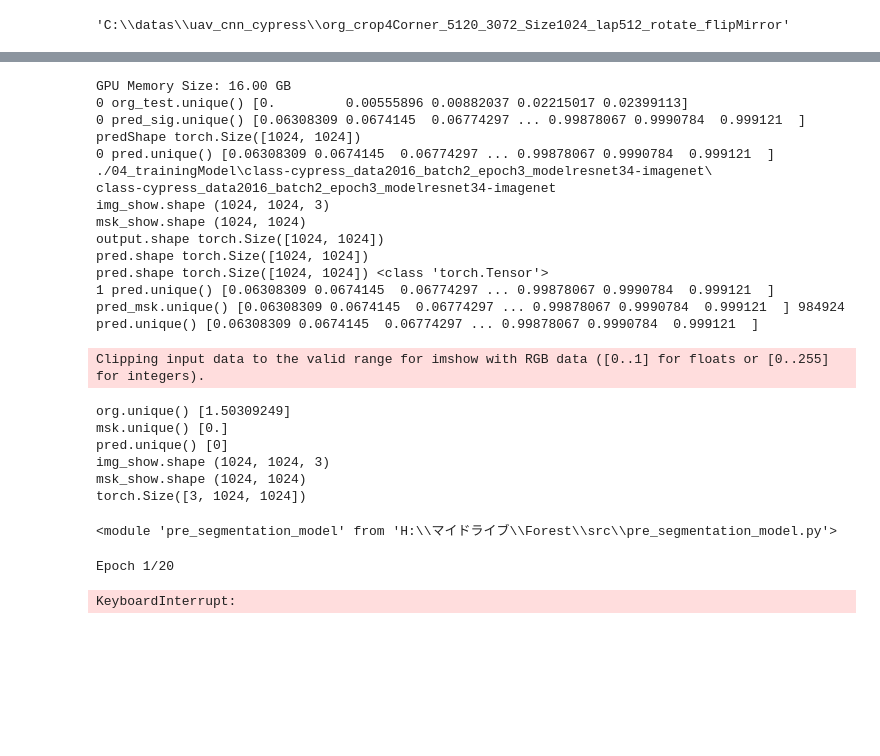
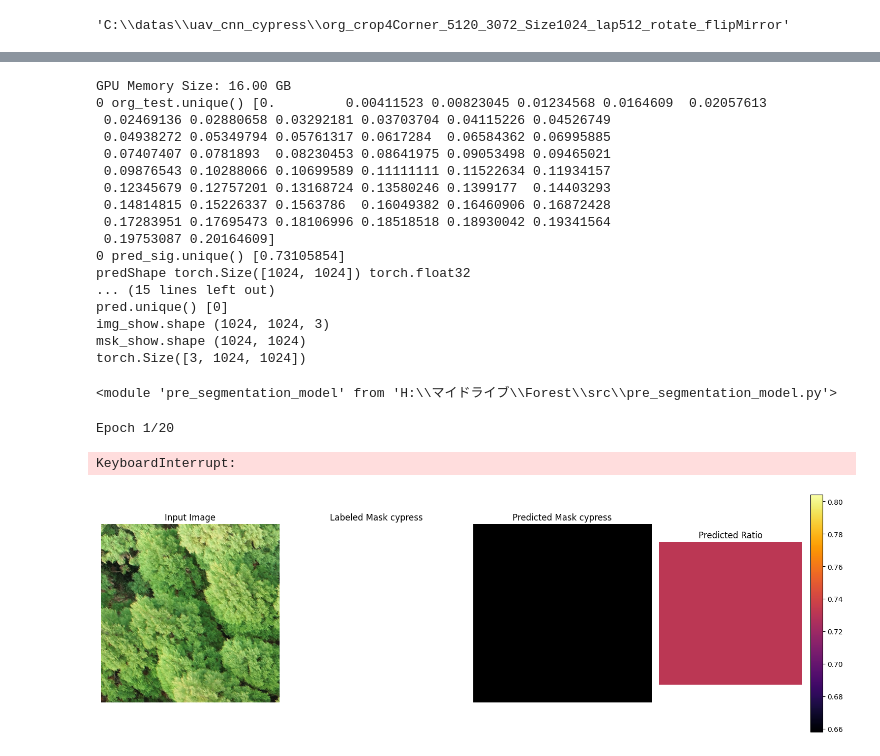
Before and after one commit to adesukedonanika/unet_singleclass_training, a Jupyter notebook: segment_model_training.ipynb, the cells around one changed output, grey strips where cells are left out. Saved outputs shown, nothing was run; the diff lists cells and outputs as text; code cells hidden in the pictures; blank space fills up the shorter version.

```diff
--- a/segment_model_training.ipynb
+++ b/segment_model_training.ipynb
@@ -224,9 +224,9 @@ array([-inf,  inf])
 # %%
 
-BATCHSIZE, num_epochs = 2, 3
+BATCHSIZE = 2
 
 #データ前処理
-split_ratio = 0.2
+split_ratio = 0.4
 train_size=int(np.round(train_dataset.__len__()*(1 - split_ratio),0))
 valid_size=int(np.round(train_dataset.__len__()*split_ratio,0))
 
@@ -234,7 +234,6 @@ print(f"train count : {(train_size)}")
 print(f"valid count : {(valid_size)}")
 
 
-BATCHSIZE = 2#train_dataset.__len__()//80
 train_data, valid_data = random_split(train_dataset, [train_size, valid_size])
 train_loader = DataLoader(dataset=train_data, batch_size=BATCHSIZE, shuffle=True)
 val_loader = DataLoader(dataset=valid_data, batch_size=BATCHSIZE)
@@ -301,0 +341,29 @@ GPU Memory Usage: 0.18 GiB
+# %%
+patience = 5 # 5Epcoch以上連続でモデル精度が向上しなければEarly Stopping
+early_stop_counter = 0
+
+max_score = 0
+for i in range(2):
+
+    print(f"Epoch:{i+1}")
+    train_logs = train_epoch.run(train_loader)
+    valid_logs = valid_epoch.run(val_loader)
+
+    # IoUスコアが最高値が更新されればモデルを保存
+    if max_score < valid_logs["iou_score"]:
+        max_score = valid_logs["iou_score"]
+        torch.save(model, checkpoint_path)
+        print("Model saved!")
+        early_stop_counter = 0
+
+    else:
+        early_stop_counter += 1
+        print(f"not improve for {early_stop_counter}Epoch")
+        if early_stop_counter==patience:
+            print(f"early stop. Max Score {max_score}")
+            break
+
+    # 適当なタイミングでlearning rateの変更
+    if i == 10:
+        optimizer.param_groups[0]["lr"] = 1e-5
+        print("Decrease decoder learning rate to 1e-5")
@@ -311,8 +384,8 @@ workDir = os.path.join(workDir, modelID) + "\\"
 os.makedirs(workDir, exist_ok=True)
 
 img_show, msk_show = random.choice(valid_data)
-img_show[img_show<=0]=0
-print("0 org_test.unique()",np.unique(img_show)[:5])
+# img_show[img_show<=0]=0
+print("0 org_test.unique()",np.unique(img_show)[:50])
 
 
 img_pred = torch.stack([org, org])
@@ -320,7 +393,8 @@ img_pred = torch.stack([org, org])
 pred = torch.sigmoid(model(img_pred.cuda()))
 print("0 pred_sig.unique()",np.unique(pred.data.cpu()))
 pred = pred[0][0]
-print("predShape",pred.shape)
+print("predShape",pred.shape,pred.data.cpu().dtype)
+print(msk_show.dtype)
 print("0 pred.unique()",np.unique(pred.data.cpu()))
 img_show = img_show.cuda()
 
@@ -336,27 +410,22 @@ print(org.shape)
 # pred.shape
 # %% [output]
 GPU Memory Size: 16.00 GB
-0 org_test.unique() [0.         0.00555896 0.00882037 0.02215017 0.02399113]
-0 pred_sig.unique() [0.06308309 0.0674145  0.06774297 ... 0.99878067 0.9990784  0.999121  ]
-predShape torch.Size([1024, 1024])
-0 pred.unique() [0.06308309 0.0674145  0.06774297 ... 0.99878067 0.9990784  0.999121  ]
-./04_trainingModel\class-cypress_data2016_batch2_epoch3_modelresnet34-imagenet\
-class-cypress_data2016_batch2_epoch3_modelresnet34-imagenet
+0 org_test.unique() [0.         0.00411523 0.00823045 0.01234568 0.0164609  0.02057613
+ 0.02469136 0.02880658 0.03292181 0.03703704 0.04115226 0.04526749
+ 0.04938272 0.05349794 0.05761317 0.0617284  0.06584362 0.06995885
+ 0.07407407 0.0781893  0.08230453 0.08641975 0.09053498 0.09465021
+ 0.09876543 0.10288066 0.10699589 0.11111111 0.11522634 0.11934157
+ 0.12345679 0.12757201 0.13168724 0.13580246 0.1399177  0.14403293
+ 0.14814815 0.15226337 0.1563786  0.16049382 0.16460906 0.16872428
+ 0.17283951 0.17695473 0.18106996 0.18518518 0.18930042 0.19341564
+ 0.19753087 0.20164609]
+0 pred_sig.unique() [0.73105854]
+predShape torch.Size([1024, 1024]) torch.float32
+... (15 lines left out)
+pred.unique() [0]
 img_show.shape (1024, 1024, 3)
 msk_show.shape (1024, 1024)
-output.shape torch.Size([1024, 1024])
-pred.shape torch.Size([1024, 1024])
-pred.shape torch.Size([1024, 1024]) <class 'torch.Tensor'>
-1 pred.unique() [0.06308309 0.0674145  0.06774297 ... 0.99878067 0.9990784  0.999121  ]
-pred_msk.unique() [0.06308309 0.0674145  0.06774297 ... 0.99878067 0.9990784  0.999121  ] 984924
-pred.unique() [0.06308309 0.0674145  0.06774297 ... 0.99878067 0.9990784  0.999121  ]
+torch.Size([3, 1024, 1024])
-Clipping input data to the valid range for imshow with RGB data ([0..1] for floats or [0..255] for integers).
-org.unique() [1.50309249]
-msk.unique() [0.]
-pred.unique() [0]
-img_show.shape (1024, 1024, 3)
-msk_show.shape (1024, 1024)
-torch.Size([3, 1024, 1024])
 # %%
 data = {'dataset_Mean': mean_values, 'dataset_Std Deviation': std_deviation}
 df_statics = pd.DataFrame(data)
@@ -388,11 +457,6 @@ for epoch in range(num_epochs):
     train_score.append(score)
 
     train_loader_pbar.set_description(f"Epoch: {epoch+1}, loss: {losses_value}, IoU: {score}")
-
-    losses_value, score = pre_segmentation_model.validateModel(model, val_loader)
-
-    valid_loss.append(losses_value)
-    valid_score.append(score)
 
     total_train_loss.append(np.mean(train_loss))
     total_train_score.append(np.mean(train_score))
@@ -410,30 +474,31 @@ for epoch in range(num_epochs):
     }
 
     print("CheckPoint Save",modelID)
 
     # checkpointの保存
     save_ckp(checkpoint, False, checkpoint_path, best_model_path)
 
     # 評価データにおいて最高精度のモデルのcheckpointの保存
     if total_valid_loss[-1] <= valid_loss_min:
         print('Validation loss decreased ({:.6f} --> {:.6f}).  Saving model ...'.format(valid_loss_min,total_valid_loss[-1]))
         save_ckp(checkpoint, True, checkpoint_path, best_model_path)
         valid_loss_min = total_valid_loss[-1]
 
     print("")
 
 
     score = {
         # "epoch" : range(1,num_epochs+1),
         "train_Loss" : total_train_loss,
         "valid__Loss" : total_valid_loss,
         "train_scoreIoU" : total_train_score,
         "valid__scoreIoU" : total_valid_score,
         }
 
     import pandas as pd
     df_score = pd.DataFrame(score, index=range(1,len(total_train_loss)+1))
     df_score.to_csv(workDir + f"scoreSheet_{modelID}.csv")
 # %% [output]
 Epoch 1/20
 KeyboardInterrupt:
+[figure, added]
```
Also changed, not shown: parts of 25 cells of this notebook, 5 other files.
